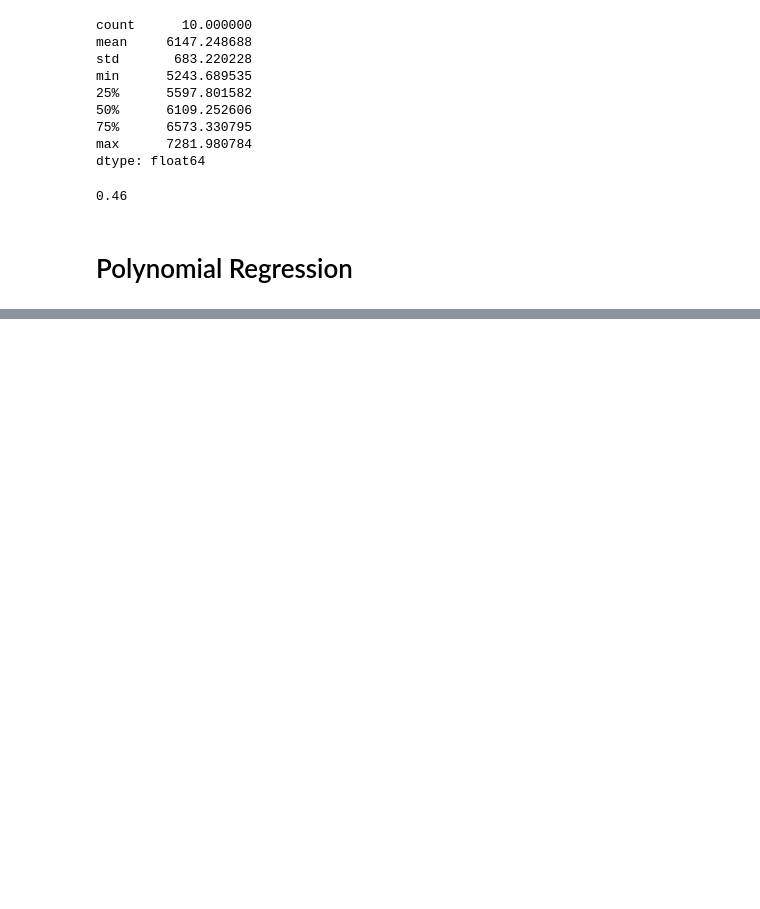
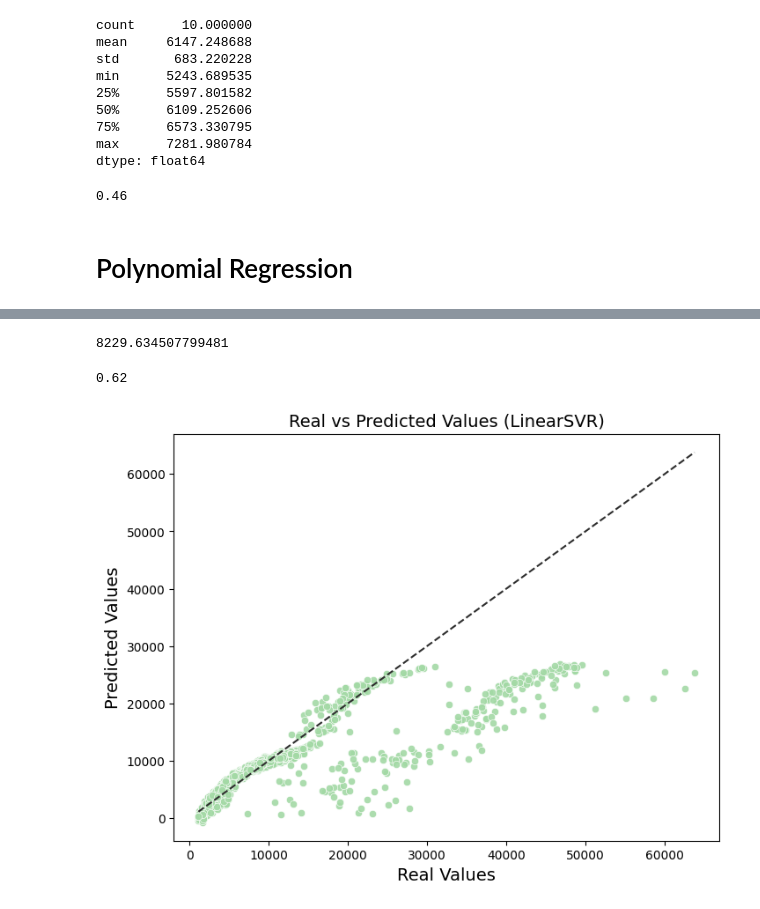
Before and after one commit to Gonzalo-Caro/Practicas-ML-NN, a Jupyter notebook: 1.Models/2.Insurance_Charges_Regression.ipynb, the cells around one changed output, grey strips where cells are left out. Saved outputs shown, nothing was run; the diff lists cells and outputs as text; code cells hidden in the pictures; blank space fills up the shorter version.

```diff
--- a/1.Models/2.Insurance_Charges_Regression.ipynb
+++ b/1.Models/2.Insurance_Charges_Regression.ipynb
@@ -297,0 +599,5 @@ relative_rmse_sgd_lin.round(2)
+# %%
+from sklearn.svm import LinearSVR
+
+svm_reg = make_pipeline(preprocessing,
+                        LinearSVR(epsilon=0.5, dual=True, random_state=42))
@@ -297,0 +619,10 @@ relative_rmse_sgd_lin.round(2)
+# %%
+from sklearn.model_selection import GridSearchCV
+
+param_grid = {
+    'linearsvr__epsilon': [0.01, 0.1, 0.5, 1],
+    'linearsvr__C': [0.1, 1, 10, 100],
+}
+
+grid_search = GridSearchCV(svm_reg, param_grid, cv=5, scoring='neg_root_mean_squared_error')
+grid_search.fit(insurance, insurance_label)
@@ -297,0 +652,30 @@ relative_rmse_sgd_lin.round(2)
+# %%
+-grid_search.best_score_
+# %% [output]
+8229.634507799481
+# %%
+svm_reg = grid_search.best_estimator_
+
+relative_rmse_svm_reg = -grid_search.best_score_.mean() / insurance_label.mean()
+relative_rmse_svm_reg.round(2)
+# %% [output]
+0.62
+# %%
+svm_reg.fit(insurance, insurance_label)
+y_pred_svm = svm_reg.predict(insurance)
+# %%
+plt.figure(figsize=(8, 6))
+sns.scatterplot(x=insurance_label, y=y_pred_svm, color='#A3D9A5', alpha=0.9)
+
+# Línea de referencia (identidad, es decir, donde Predicho = Real)
+sns.lineplot(x=[min(insurance_label), max(insurance_label)],
+             y=[min(insurance_label), max(insurance_label)],
+             color='#2E2E2E', linestyle='--')
+
+# Etiquetas y título
+plt.xlabel('Real Values')
+plt.ylabel('Predicted Values')
+plt.title('Real vs Predicted Values (LinearSVR)')
+plt.show()
+# %% [output]
+[figure, added]
```
Also changed, not shown: parts of 42 cells of this notebook, 3 other files.
